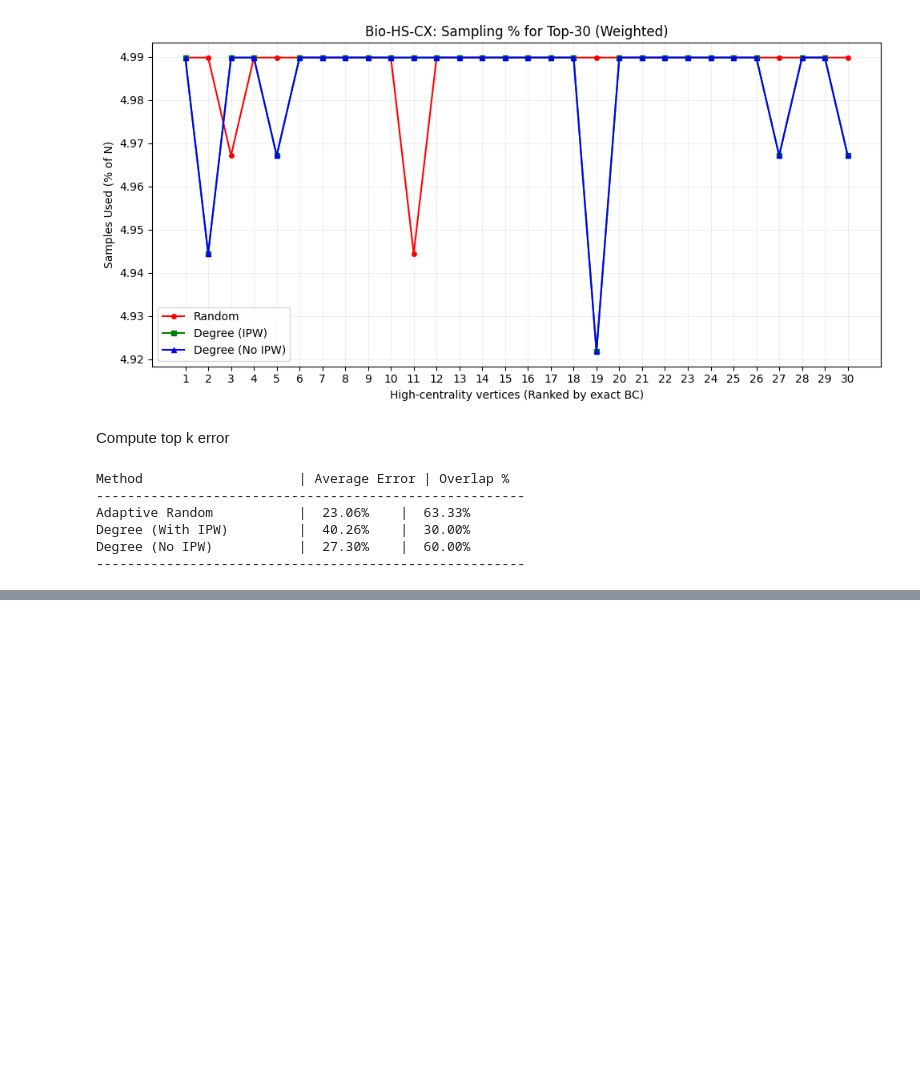
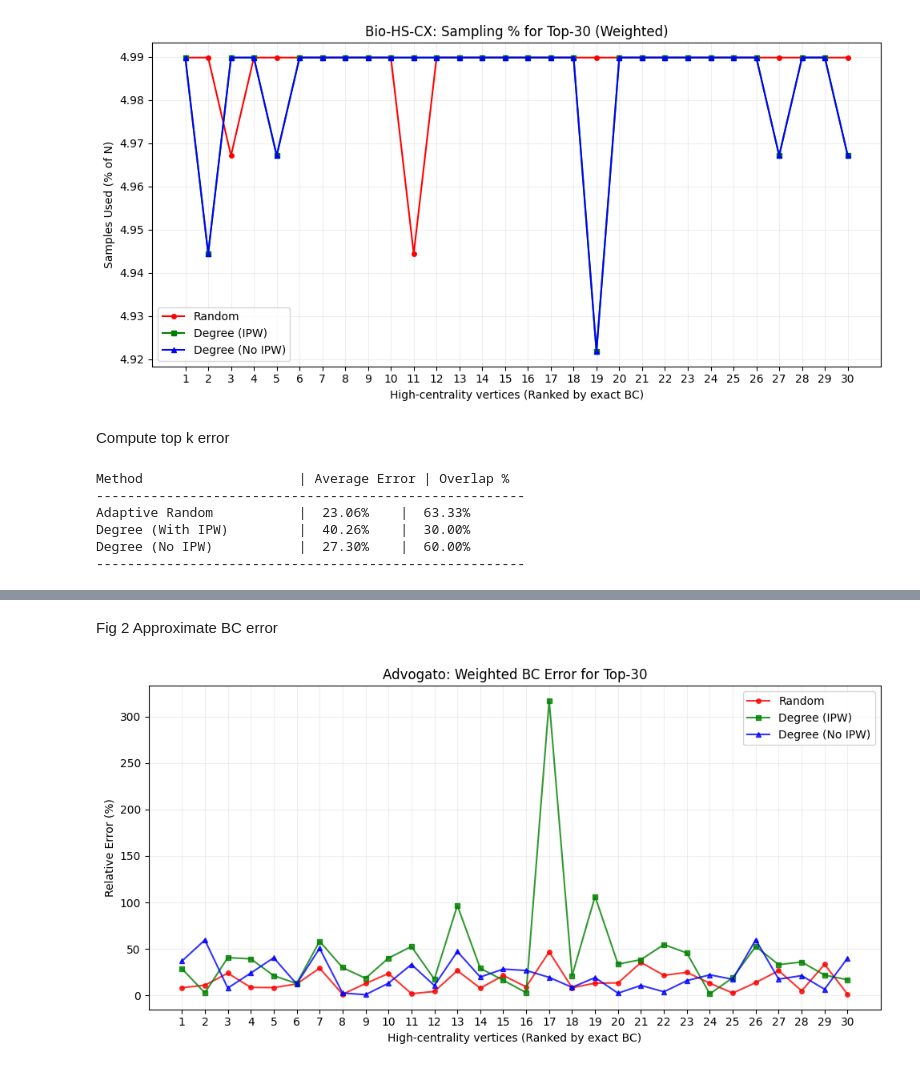
Before and after one commit to UL-masters/SNACS-course-project, a Jupyter notebook: notebooks/approx_bc_new_combined.ipynb, the cells around one changed output, grey strips where cells are left out. Saved outputs shown, nothing was run; the diff lists cells and outputs as text; code cells hidden in the pictures; blank space fills up the shorter version.

```diff
--- a/notebooks/approx_bc_new_combined.ipynb
+++ b/notebooks/approx_bc_new_combined.ipynb
@@ -1767,0 +1878,13 @@ Degree (No IPW)           |  27.30%    |  60.00%
+# %% [markdown]
+Fig 2 Approximate BC error
+# %%
+plot_bc_error_three_methods(
+    exact_bc = exact_adv,
+    approx_rand = approx_adv,
+    approx_deg_ipw = approx_adv_deg,
+    approx_deg_no_ipw = approx_adv_deg_no,
+    top_k = top_k,
+    title = f"Advogato: Weighted BC Error for Top-{top_k}"
+)
+# %% [output]
+[figure, added]
```
Also changed, not shown: parts of 18 cells of this notebook, 1 other file.
